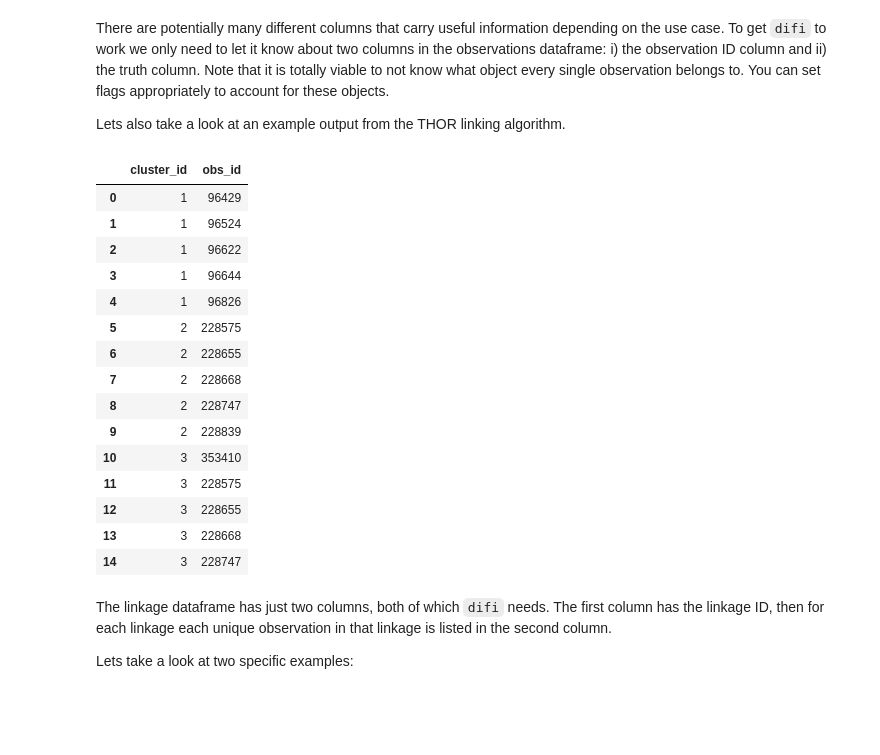
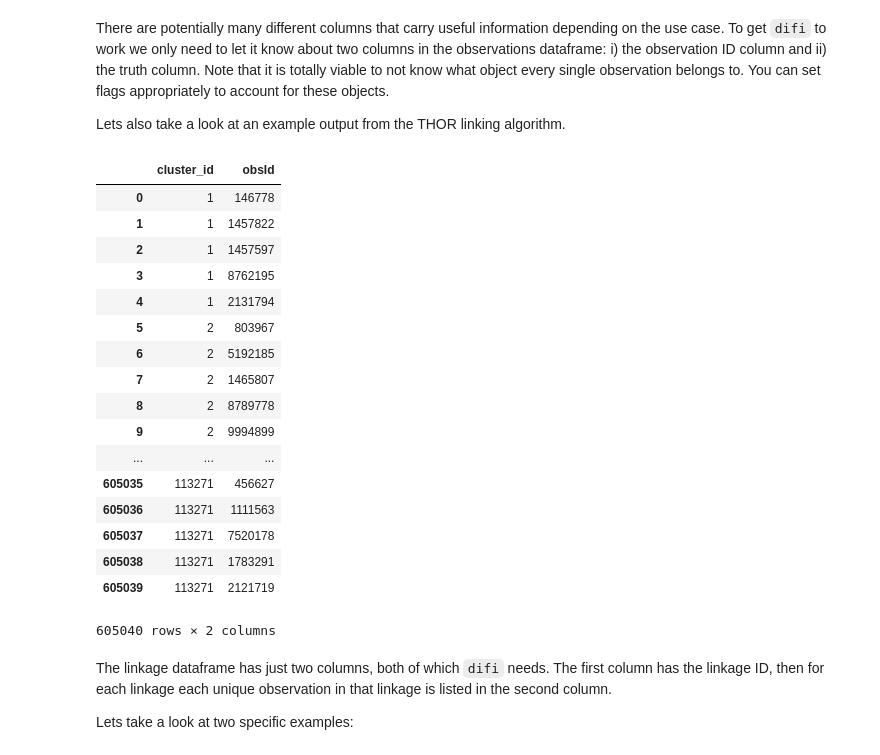
Before and after one commit to moeyensj/difi, a Jupyter notebook: examples/example_thor.ipynb, the cells around one changed output. Cells and saved outputs as stored; diff of their text form; code cells hidden in the pictures; blank space fills up the shorter version.

```diff
--- a/examples/example_thor.ipynb
+++ b/examples/example_thor.ipynb
@@ -47,24 +65,26 @@ Lets also take a look at an example output from the THOR linking algorithm.
 # %%
 linkageMembers = pd.read_csv(os.path.join(DATA_DIR, "clusterMembers.txt"), sep=" ", index_col=False)
 # %%
-linkageMembers.head(15)
+linkageMembers
 # %% [output]
-|  | cluster_id | obs_id |
-| 0 | 1 | 96429 |
-| 1 | 1 | 96524 |
-| 2 | 1 | 96622 |
-| 3 | 1 | 96644 |
-| 4 | 1 | 96826 |
-| 5 | 2 | 228575 |
-| 6 | 2 | 228655 |
-| 7 | 2 | 228668 |
-| 8 | 2 | 228747 |
-| 9 | 2 | 228839 |
-| 10 | 3 | 353410 |
-| 11 | 3 | 228575 |
-| 12 | 3 | 228655 |
-| 13 | 3 | 228668 |
-| 14 | 3 | 228747 |
+|  | cluster_id | obsId |
+| 0 | 1 | 146778 |
+| 1 | 1 | 1457822 |
+| 2 | 1 | 1457597 |
+| 3 | 1 | 8762195 |
+| 4 | 1 | 2131794 |
+| 5 | 2 | 803967 |
+| 6 | 2 | 5192185 |
+| 7 | 2 | 1465807 |
+| 8 | 2 | 8789778 |
+| 9 | 2 | 9994899 |
+| ... | ... | ... |
+| 605035 | 113271 | 456627 |
+| 605036 | 113271 | 1111563 |
+| 605037 | 113271 | 7520178 |
+| 605038 | 113271 | 1783291 |
+| 605039 | 113271 | 2121719 |
+605040 rows × 2 columns
 # %% [markdown]
 The linkage dataframe has just two columns, both of which `difi` needs. The first column has the linkage ID, then for each linkage each unique observation in that linkage is listed in the second column.
 
```
Also changed, not shown: parts of 17 cells of this notebook, 5 other files.
